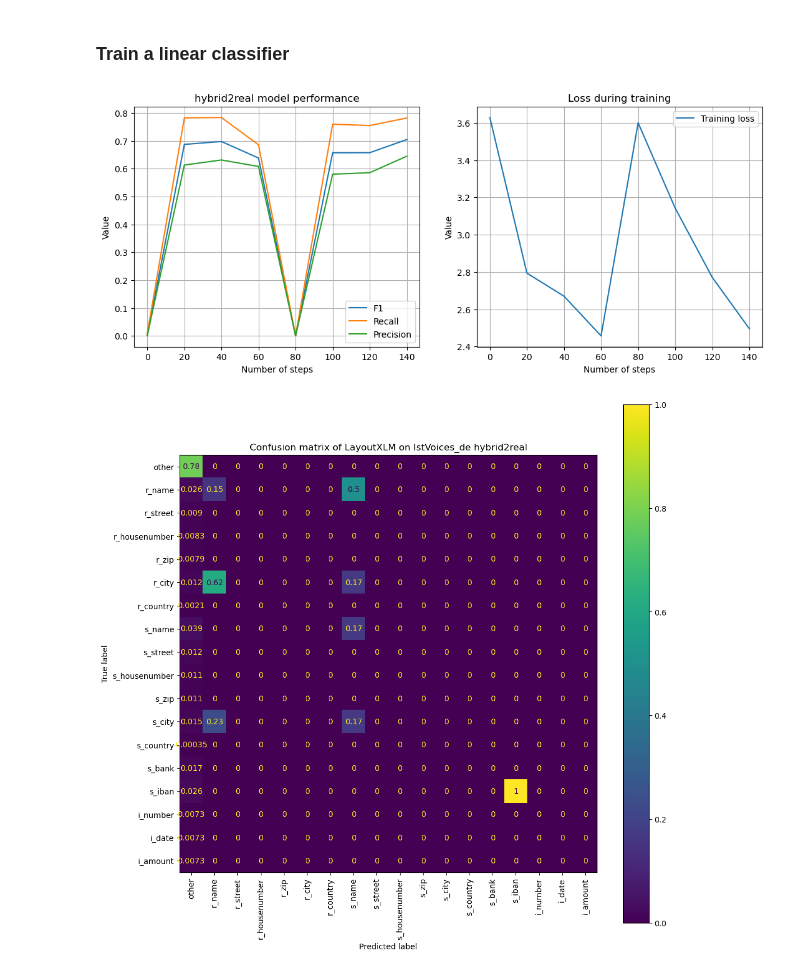
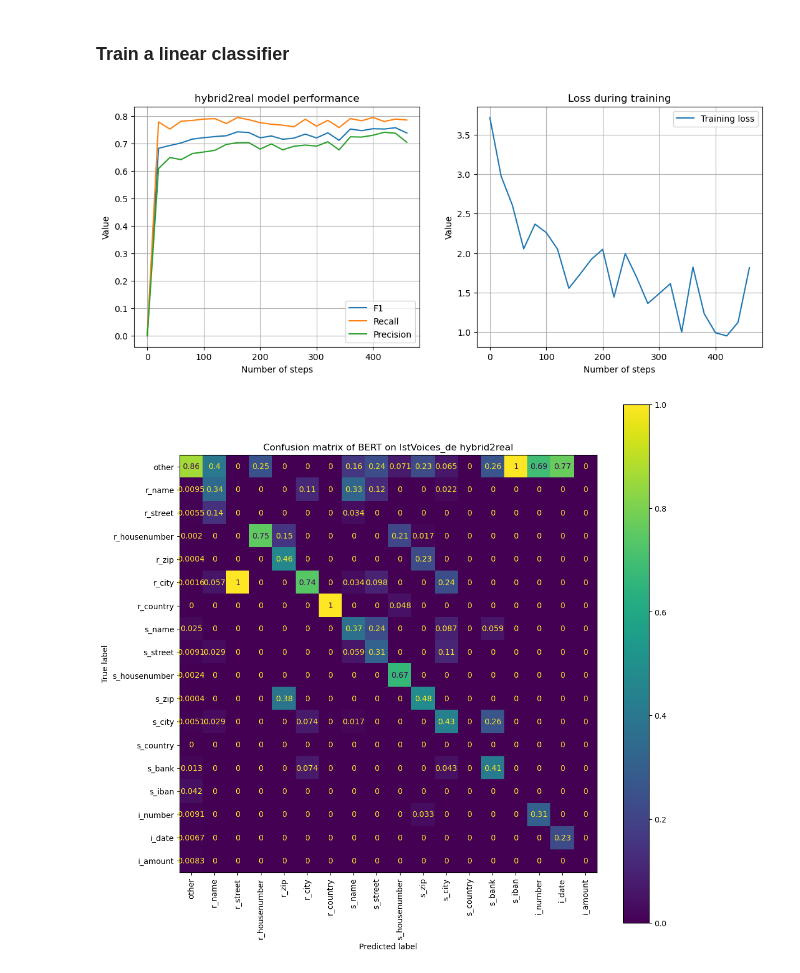
Before and after one commit to ihabram/thesis-masters, a Jupyter notebook: BERT/BERT_Custom.ipynb, the cells around one changed output. Saved outputs shown, nothing was run; the diff lists cells and outputs as text; code cells hidden in the pictures.

Commit message:
BERT hybrid dataset

```diff
--- a/BERT/BERT_Custom.ipynb
+++ b/BERT/BERT_Custom.ipynb
@@ -6,8 +6,8 @@ from datasets import load_dataset
 # Load the custom dataset (or it if it does not exist)
 # Param 1: location of the dataset loader script
 # Param 2: location of cache folder, where the dataset will be saved
-dataset = load_dataset(r'C:\Users\Habram\Documents\Datasets_final\real2real\real2real.py',
-                       cache_dir=r'C:\Users\Habram\Documents\Datasets_final\real2real')
+dataset = load_dataset(r'C:\Users\Habram\Documents\Datasets_final\hybrid2real\hybrid2real.py',
+                       cache_dir=r'C:\Users\Habram\Documents\Datasets_final\hybrid2real')
 print(f'Original dataset: \n{dataset}\n--------------------------')
 
 dataset = dataset.remove_columns(['id', 'bboxes', 'image'])
@@ -281,7 +285,7 @@ ax2.legend(loc=1)
 
 plt.show()
 # %% [output]
-[figure, old version]
+[figure, new version]
 # %%
 def iob_to_label(label):
     label = label[2:]
@@ -323,11 +327,11 @@ label_list = ['other',
 # %%
 from sklearn.metrics import confusion_matrix, ConfusionMatrixDisplay
 
 fig, ax = plt.subplots(figsize=(12, 12))
 cm = confusion_matrix(y_true=all_labels, y_pred=all_predictions, labels=label_list, normalize='pred')
 cm_display = ConfusionMatrixDisplay(cm, display_labels=label_list)
 cm_display.plot(ax=ax, xticks_rotation='vertical')
-plt.title('Confusion matrix of LayoutXLM on IstVoices_de hybrid2real')
+plt.title('Confusion matrix of BERT on IstVoices_de hybrid2real')
 plt.show()
 # %% [output]
-[figure, old version]
+[figure, new version]
```
Also changed, not shown: parts of 2 cells of this notebook.
